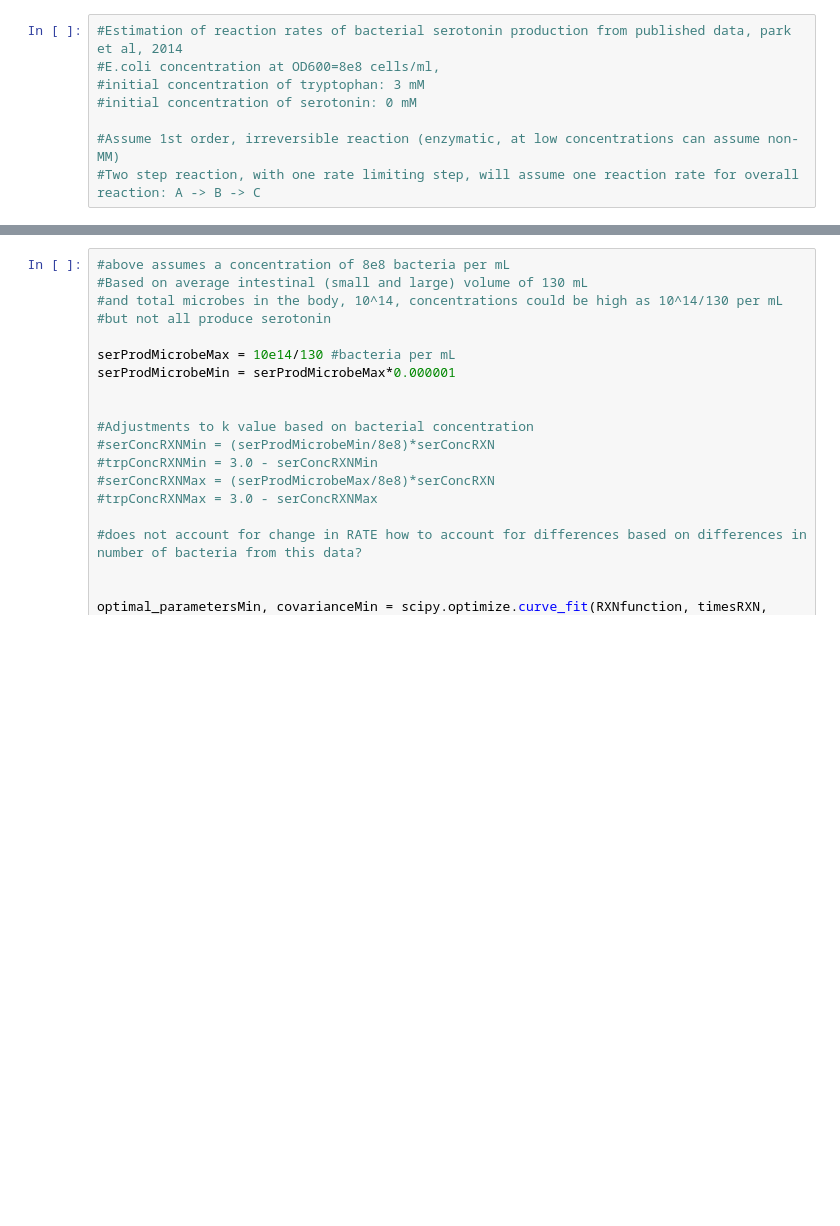
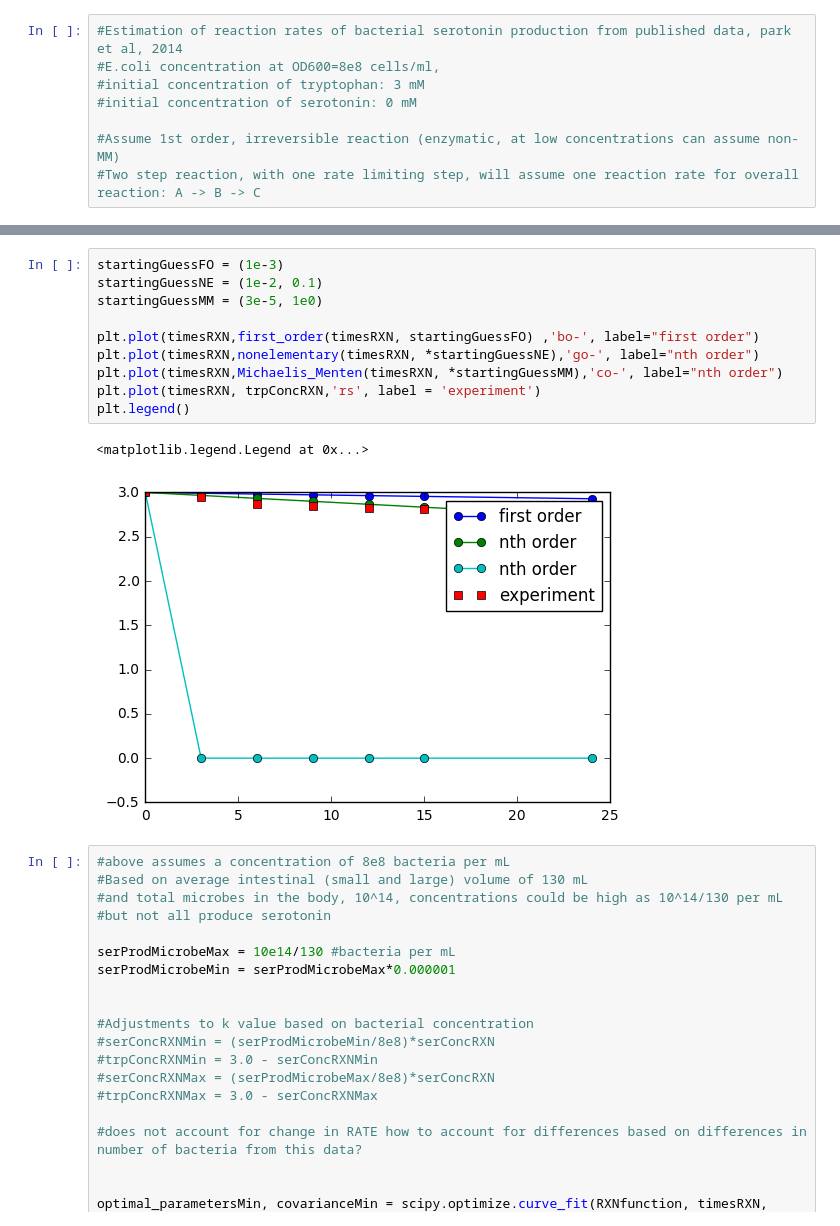
Before and after one commit to nateharms/serotonin_transport, a Jupyter notebook: Serotonin Reaction Rates.ipynb, the cells around one changed output, grey strips where cells are left out. Saved outputs shown, nothing was run; the diff lists cells and outputs as text; blank space fills up the shorter version.

```diff
--- a/Serotonin Reaction Rates.ipynb
+++ b/Serotonin Reaction Rates.ipynb
@@ -123,3 +187,16 @@ Parameter 1: -0.7129059930814836 +/- 10.254282032723168 (1 st. dev.)
+# %%
+startingGuessFO = (1e-3)
+startingGuessNE = (1e-2, 0.1)
+startingGuessMM = (3e-5, 1e0)
+
+plt.plot(timesRXN,first_order(timesRXN, startingGuessFO) ,'bo-', label="first order")
+plt.plot(timesRXN,nonelementary(timesRXN, *startingGuessNE),'go-', label="nth order")
+plt.plot(timesRXN,Michaelis_Menten(timesRXN, *startingGuessMM),'co-', label="nth order")
+plt.plot(timesRXN, trpConcRXN,'rs', label = 'experiment')
+plt.legend()
+# %% [output]
+<matplotlib.legend.Legend at 0x...>
+[figure, added]
 # %%
 #above assumes a concentration of 8e8 bacteria per mL
 #Based on average intestinal (small and large) volume of 130 mL
```
Also changed, not shown: parts of 4 cells of this notebook.
